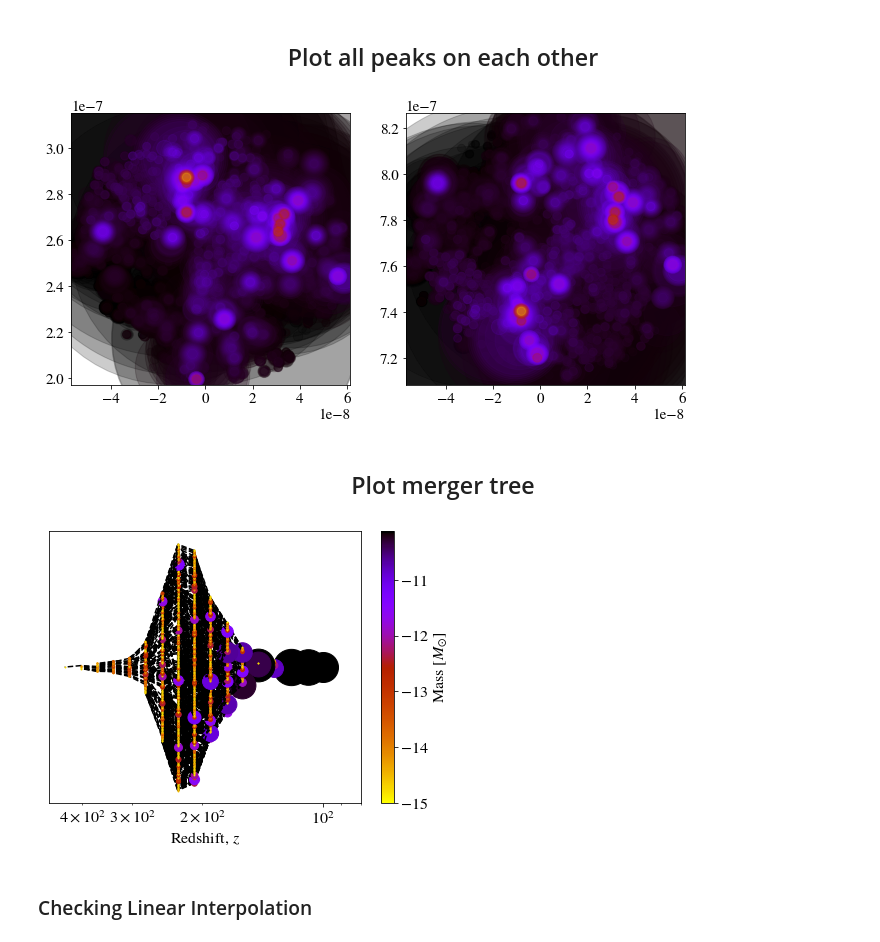
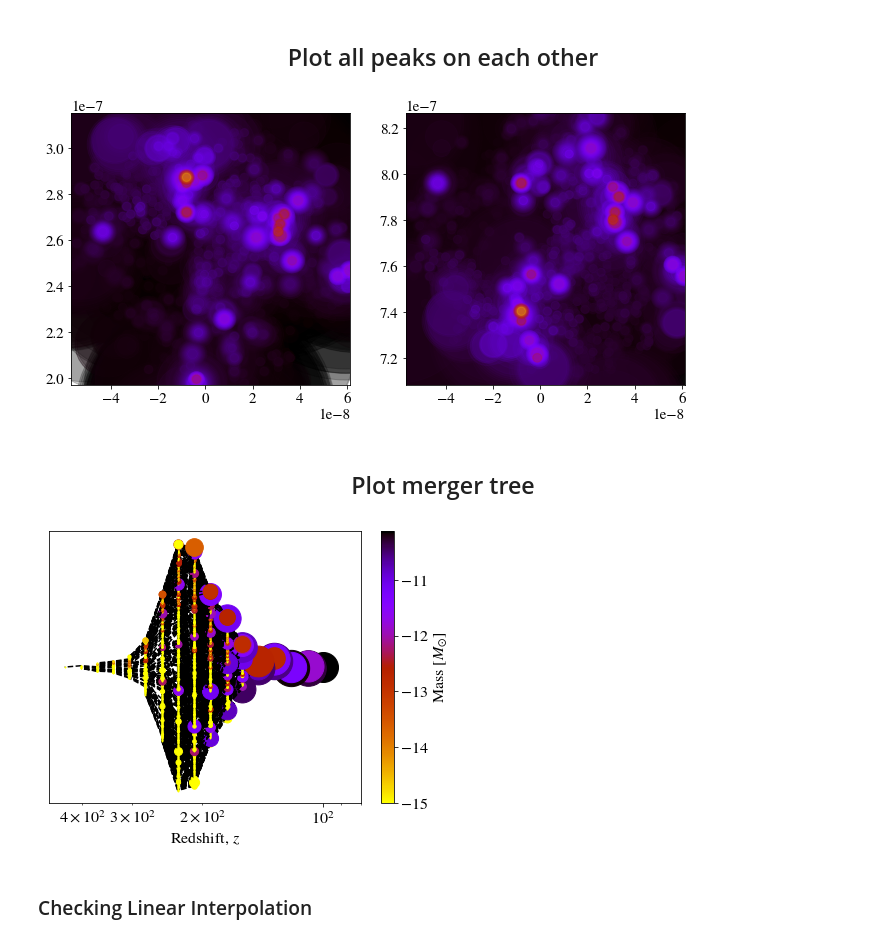
Before and after one commit to David-Ellis/m3p_merger, a Jupyter notebook: MergerTree.ipynb, the cells around one changed output. Drawn from its saved outputs; the diff is of its cells as text; code cells hidden in the pictures.

Commit message:
Made new merger tree builder that uses all regions overlaping final sphere

```diff
--- a/MergerTree.ipynb
+++ b/MergerTree.ipynb
@@ -57,23 +57,26 @@ importlib.reload(m3p_merger)
 #indicies = np.arange(1000)
 out = m3p_merger.BuildMergerTree(peak_list, ppFile, final_halos_indicies = 17)
 #np.save("./FinalGraphs/Data/MergerTreeExample.npy",out[0])
+# %%
+importlib.reload(m3p_merger)
+out2 = m3p_merger.BuildMergerTree2(peak_list, ppFile, final_halos_indicies = 17)
 # %% [markdown]
 <h2><center>Plot all peaks on each other</center></h2>
 # %%
 importlib.reload(m3p_merger)
 #out = m3p_merger.BuildMergerTree(peak_list, ppFile, final_halos_indicies = 797, printOutput = True)
-m3p_merger.plotMergerPatches(out[0], ppFile)
+m3p_merger.plotMergerPatches(out2[0], ppFile)
 # %% [output]
-[figure, old version]
+[figure, new version]
 # %% [markdown]
 <h2><center>Plot merger tree</center></h2>
 # %%
 importlib.reload(m3p_merger)
 
-fig = m3p_merger.plotMergerTree(out[0][::5], ppFile, startIndex=0, font_size = 16, log = True,
+fig = m3p_merger.plotMergerTree(out2[0][::5], ppFile, startIndex=0, font_size = 16, log = True,
                           colorbar=True, colorbar_title = "Mass [$M_{\odot}$]")
 # %% [output]
-[figure, old version]
+[figure, new version]
 # %% [markdown]
 <h3>Checking Linear Interpolation</h3>
 # %%
```
Also changed, not shown: parts of 2 cells of this notebook, 1 other file.
